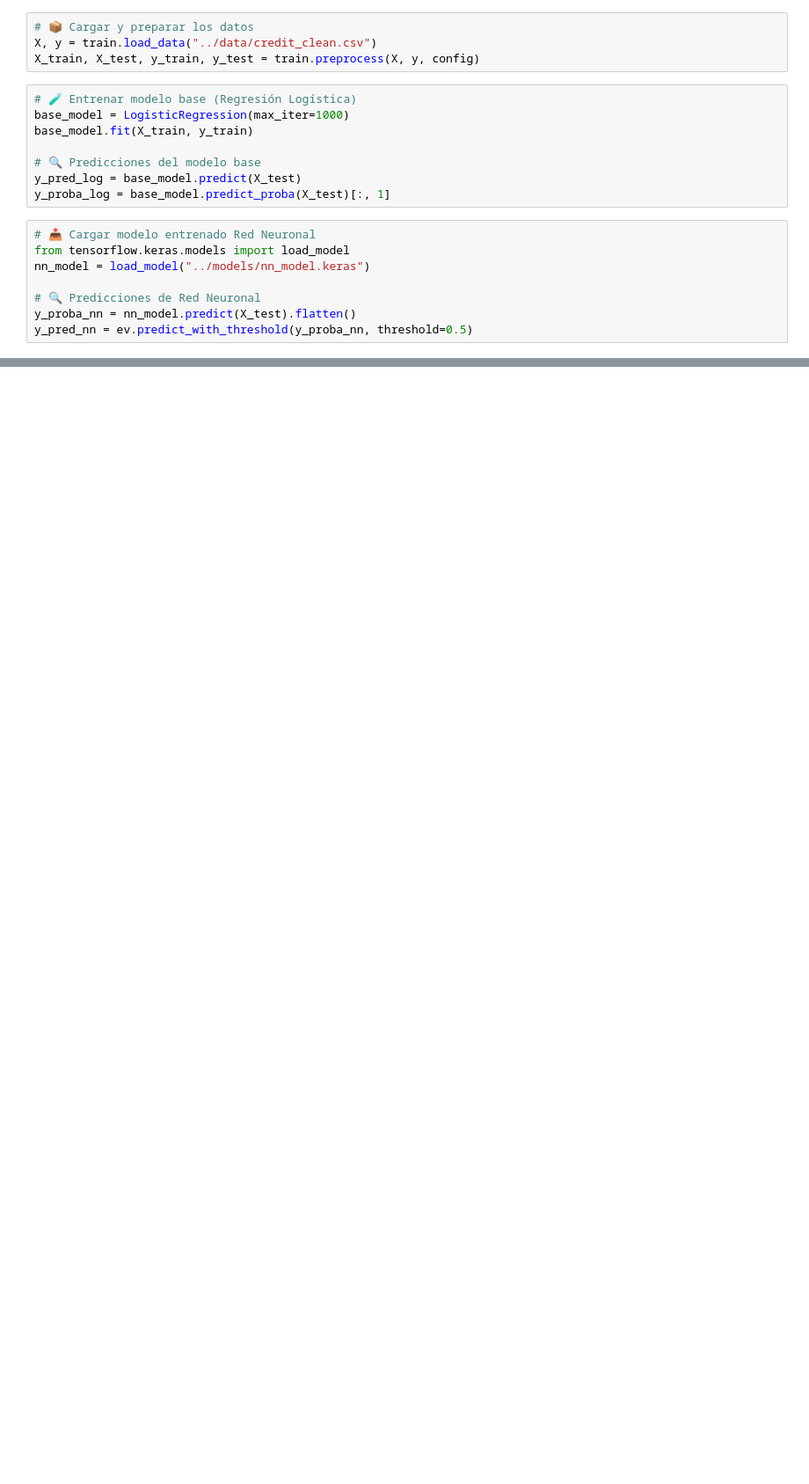
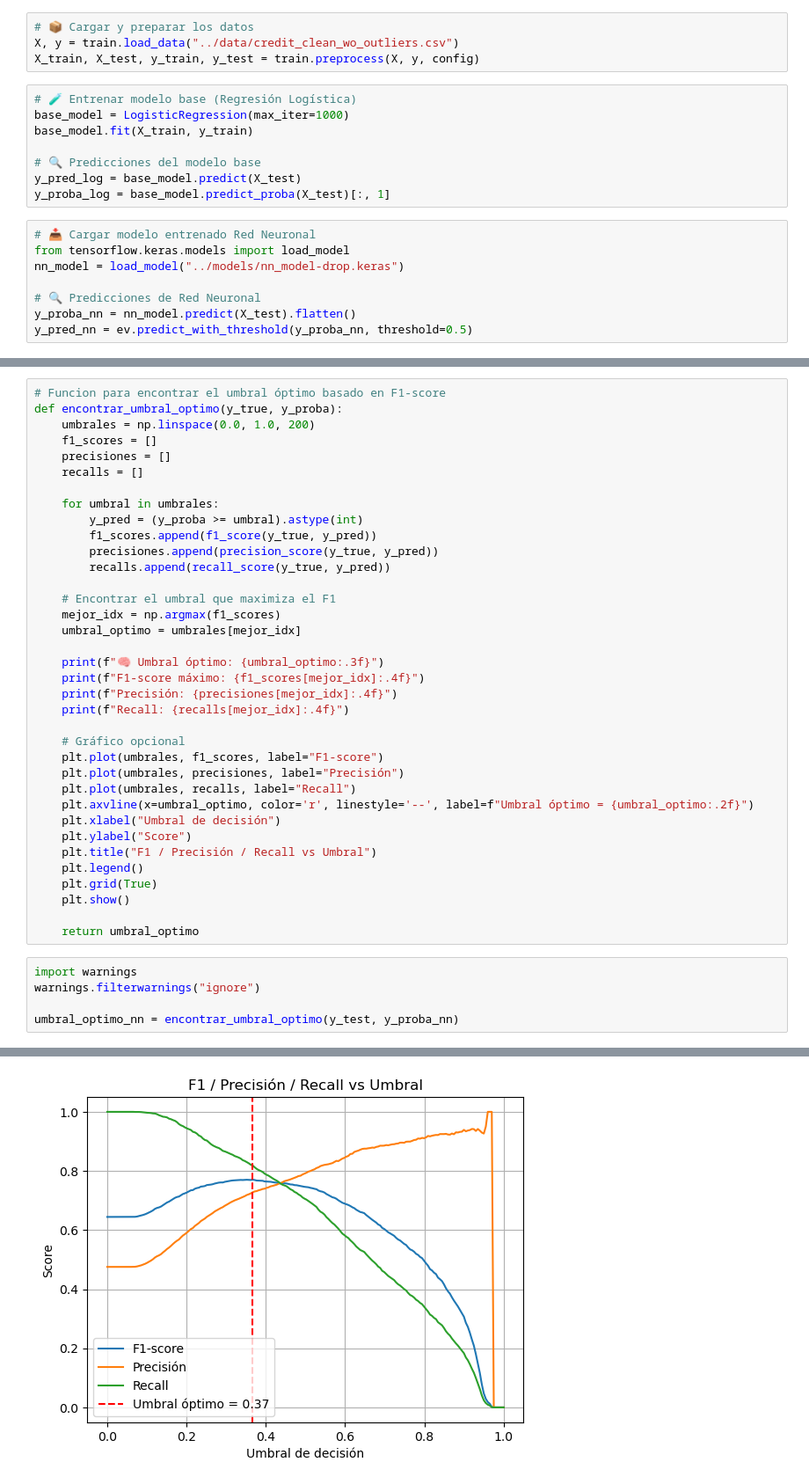
Before and after one commit to solivare/DeepNeuralNetworkUSS, a Jupyter notebook: Projects/Credit/notebooks/Evaluacion.ipynb, the cells around one changed output, grey strips where cells are left out. Shown at 88% size. Drawn from its saved outputs; the diff is of its cells as text; blank space fills up the shorter version.

```diff
--- a/Projects/Credit/notebooks/Evaluacion.ipynb
+++ b/Projects/Credit/notebooks/Evaluacion.ipynb
@@ -18,7 +18,7 @@ from sklearn.linear_model import LogisticRegression
 config = train.load_config("../config.yaml")
 # %%
 # 📦 Cargar y preparar los datos
-X, y = train.load_data("../data/credit_clean.csv")
+X, y = train.load_data("../data/credit_clean_wo_outliers.csv")
 X_train, X_test, y_train, y_test = train.preprocess(X, y, config)
 # %%
 # 🧪 Entrenar modelo base (Regresión Logística)
@@ -31,7 +31,7 @@ y_proba_log = base_model.predict_proba(X_test)[:, 1]
 # %%
 # 📥 Cargar modelo entrenado Red Neuronal
 from tensorflow.keras.models import load_model
-nn_model = load_model("../models/nn_model.keras")
+nn_model = load_model("../models/nn_model-drop.keras")
 
 # 🔍 Predicciones de Red Neuronal
 y_proba_nn = nn_model.predict(X_test).flatten()
@@ -69,0 +100,42 @@ display.display(df_metrics)
+# %%
+# Funcion para encontrar el umbral óptimo basado en F1-score
+def encontrar_umbral_optimo(y_true, y_proba):
+    umbrales = np.linspace(0.0, 1.0, 200)
+    f1_scores = []
+    precisiones = []
+    recalls = []
+
+    for umbral in umbrales:
+        y_pred = (y_proba >= umbral).astype(int)
+        f1_scores.append(f1_score(y_true, y_pred))
+        precisiones.append(precision_score(y_true, y_pred))
+        recalls.append(recall_score(y_true, y_pred))
+
+    # Encontrar el umbral que maximiza el F1
+    mejor_idx = np.argmax(f1_scores)
+    umbral_optimo = umbrales[mejor_idx]
+
+    print(f"🧠 Umbral óptimo: {umbral_optimo:.3f}")
+    print(f"F1-score máximo: {f1_scores[mejor_idx]:.4f}")
+    print(f"Precisión: {precisiones[mejor_idx]:.4f}")
+    print(f"Recall: {recalls[mejor_idx]:.4f}")
+
+    # Gráfico opcional
+    plt.plot(umbrales, f1_scores, label="F1-score")
+    plt.plot(umbrales, precisiones, label="Precisión")
+    plt.plot(umbrales, recalls, label="Recall")
+    plt.axvline(x=umbral_optimo, color='r', linestyle='--', label=f"Umbral óptimo = {umbral_optimo:.2f}")
+    plt.xlabel("Umbral de decisión")
+    plt.ylabel("Score")
+    plt.title("F1 / Precisión / Recall vs Umbral")
+    plt.legend()
+    plt.grid(True)
+    plt.show()
+
+    return umbral_optimo
+# %%
+import warnings
+warnings.filterwarnings("ignore")
+
+umbral_optimo_nn = encontrar_umbral_optimo(y_test, y_proba_nn)
+# %% [output]
@@ -69,0 +146 @@ display.display(df_metrics)
+[figure, added]
```
Also changed, not shown: parts of 12 cells of this notebook, 10 other files.
